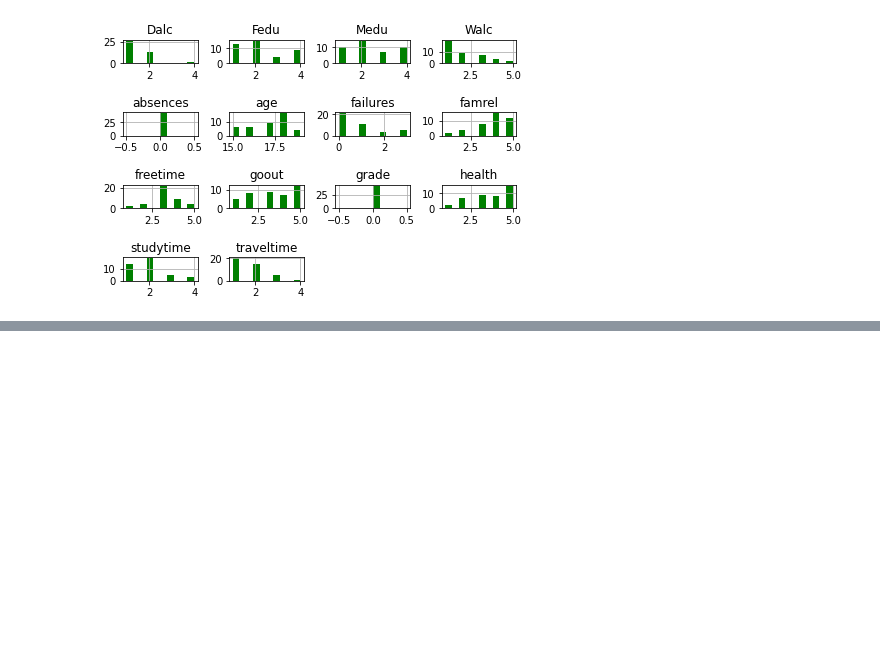
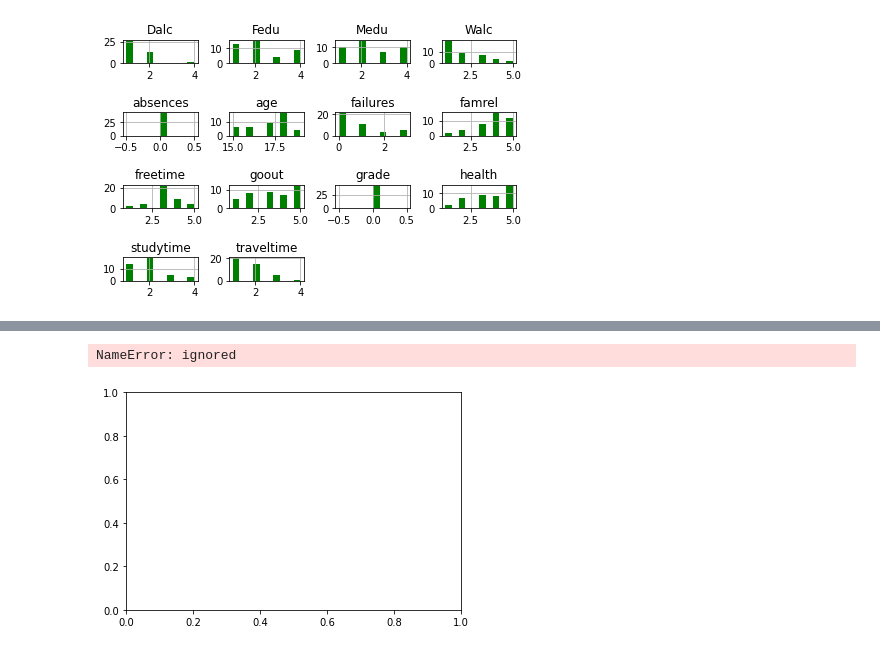
Before and after one commit to coffeeboost/SML-grade-predictor, a Jupyter notebook: CAIS_Kaggle.ipynb, the cells around one changed output, grey strips where cells are left out. Drawn from its saved outputs; the diff is of its cells as text; code cells hidden in the pictures; blank space fills up the shorter version.

```diff
--- a/CAIS_Kaggle.ipynb
+++ b/CAIS_Kaggle.ipynb
@@ -1193,3 +1388,16 @@ ax.patch.set_facecolor('#ababab')
+# %%
+
+plt.figure()
+plt.subplot(111)
+plt.plot(t1, f(t1), color='tab:blue', marker='o')
+plt.plot(t2, f(t2), color='black')
+
+plt.subplot(112)
+plt.plot(t2, np.cos(2*np.pi*t2), color='tab:orange', linestyle='--')
+plt.show()
+# %% [output]
+NameError: ignored
+[figure, added]
 # %%
 # def training(X_train,y_train,X_predict,y_actual):
 #   regr = RandomForestRegressor( random_state=0)
```
Also changed, not shown: parts of 6 cells of this notebook.
